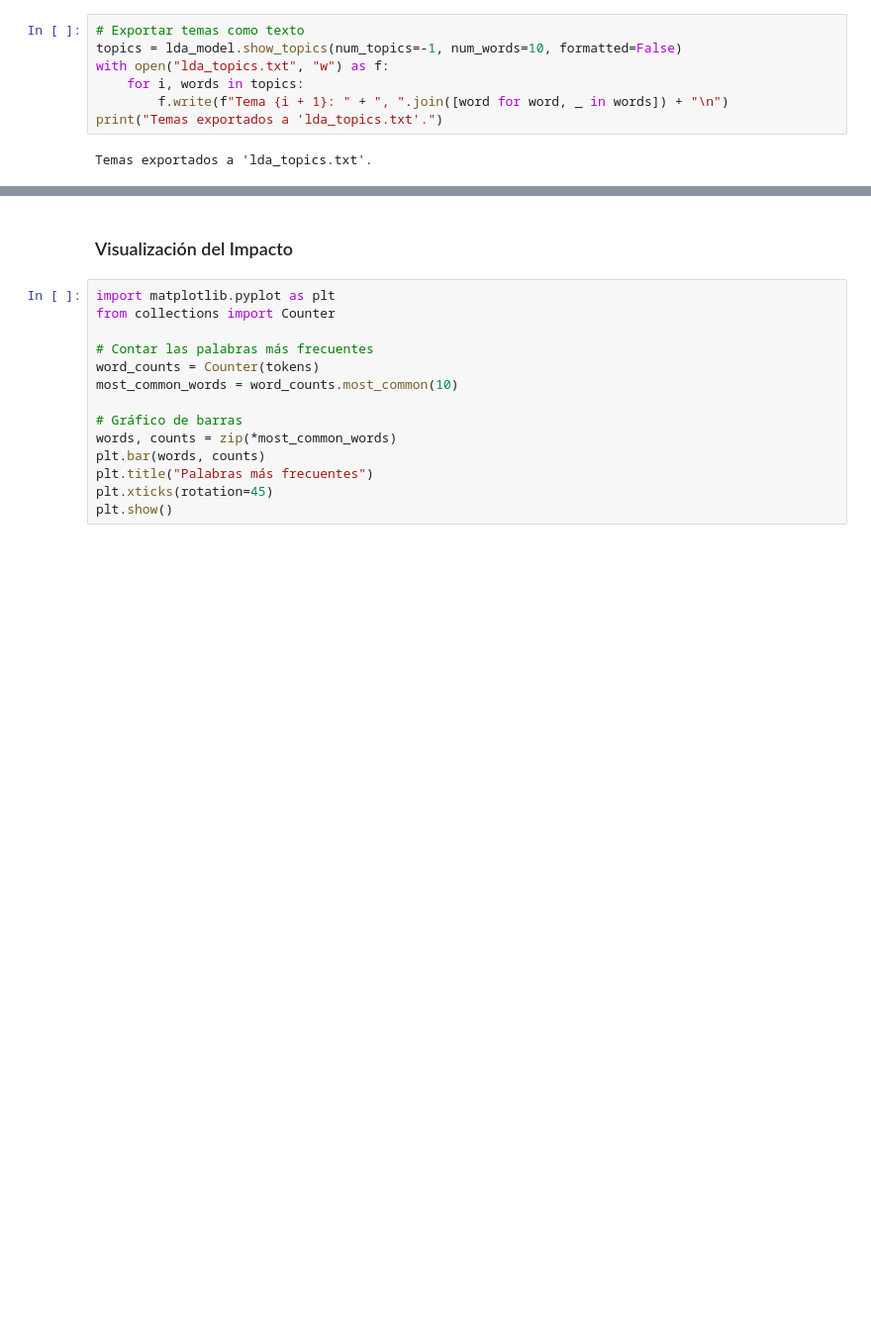
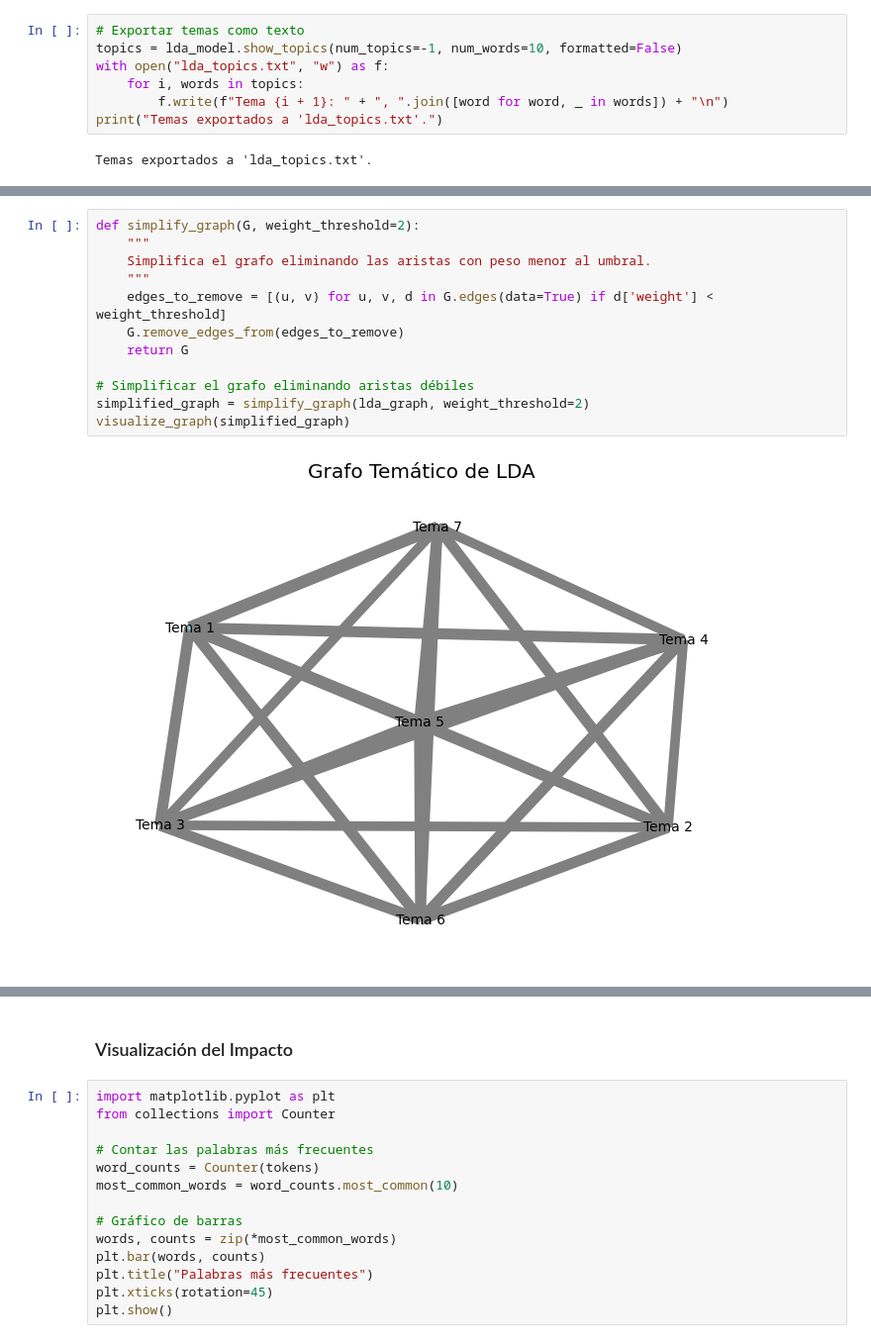
Before and after one commit to davidlealo/TalkTrack, a Jupyter notebook: analisis_seminario_colunga14_01.ipynb, the cells around one changed output, grey strips where cells are left out. Shown at 99% size. Cells and saved outputs as stored; diff of their text form; blank space fills up the shorter version.

```diff
--- a/analisis_seminario_colunga14_01.ipynb
+++ b/analisis_seminario_colunga14_01.ipynb
@@ -1018,0 +1178,14 @@ Temas exportados a 'lda_topics.txt'.
+# %%
+def simplify_graph(G, weight_threshold=2):
+    """
+    Simplifica el grafo eliminando las aristas con peso menor al umbral.
+    """
+    edges_to_remove = [(u, v) for u, v, d in G.edges(data=True) if d['weight'] < weight_threshold]
+    G.remove_edges_from(edges_to_remove)
+    return G
+
+# Simplificar el grafo eliminando aristas débiles
+simplified_graph = simplify_graph(lda_graph, weight_threshold=2)
+visualize_graph(simplified_graph)
+# %% [output]
+[figure, added]
```
Also changed, not shown: parts of 8 cells of this notebook.
